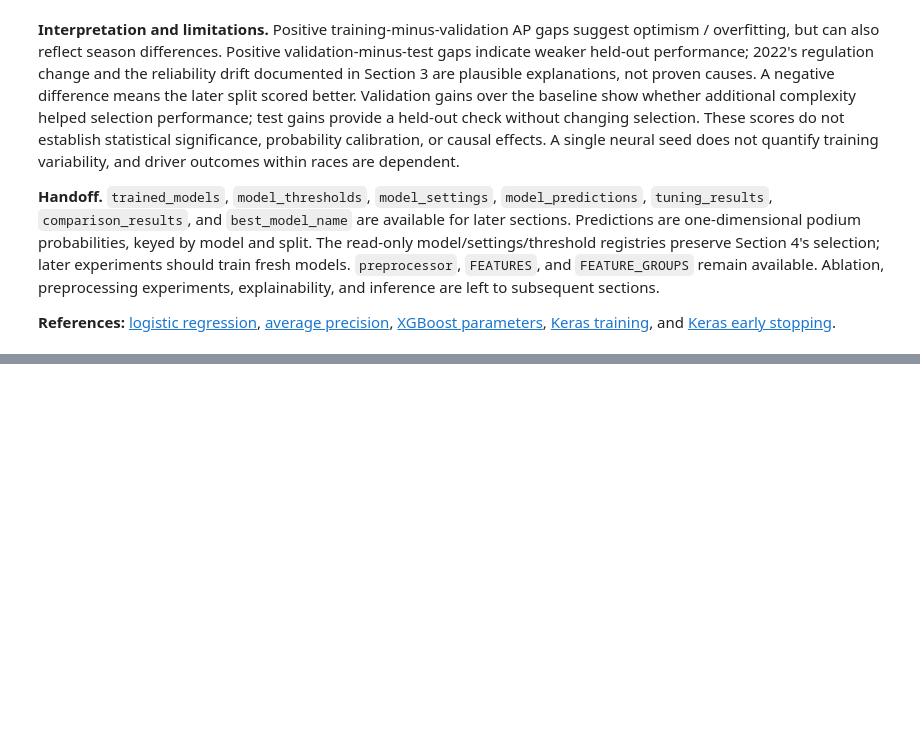
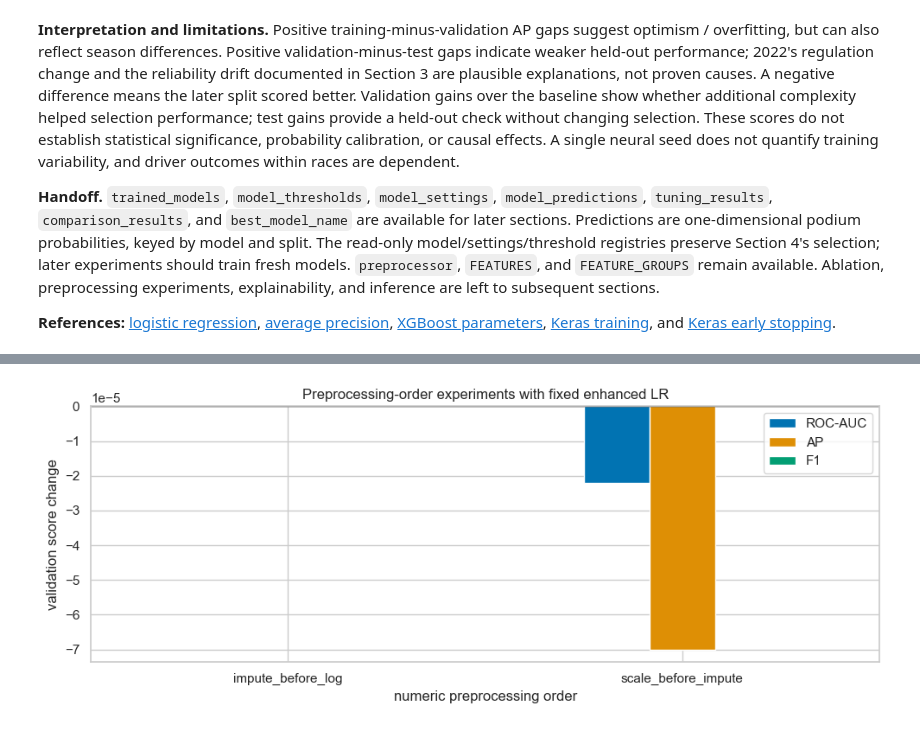
Before and after one commit to Seif2005/ACL2-Project, a Jupyter notebook: Main.ipynb, the cells around one changed output, grey strips where cells are left out. Saved outputs shown, nothing was run; the diff lists cells and outputs as text; code cells hidden in the pictures; blank space fills up the shorter version.

```diff
--- a/Main.ipynb
+++ b/Main.ipynb
@@ -3542,0 +3932,14 @@ and [Keras early stopping](https://keras.io/api/callbacks/early_stopping/).
+# %%
+order_validation = preprocessing_order_results[(preprocessing_order_results["split"] == "validation") &
+                                               (preprocessing_order_results["order_name"] != "reference")]
+fig, ax = plt.subplots(figsize=(10, 4))
+plot_data = order_validation.set_index("order_name")[[f"change {metric}" for metric in EXPERIMENT_METRICS]]
+plot_data.columns = ["ROC-AUC", "AP", "F1"]
+plot_data.plot.bar(ax=ax, rot=0, color=sns.color_palette("colorblind", 3))
+ax.axhline(0, color="black", linewidth=1)
+ax.set(xlabel="numeric preprocessing order", ylabel="validation score change",
+       title="Preprocessing-order experiments with fixed enhanced LR")
+plt.tight_layout()
+plt.show()
+# %% [output]
+[figure, added]
```
Also changed, not shown: parts of 14 cells of this notebook, 1 other file.
